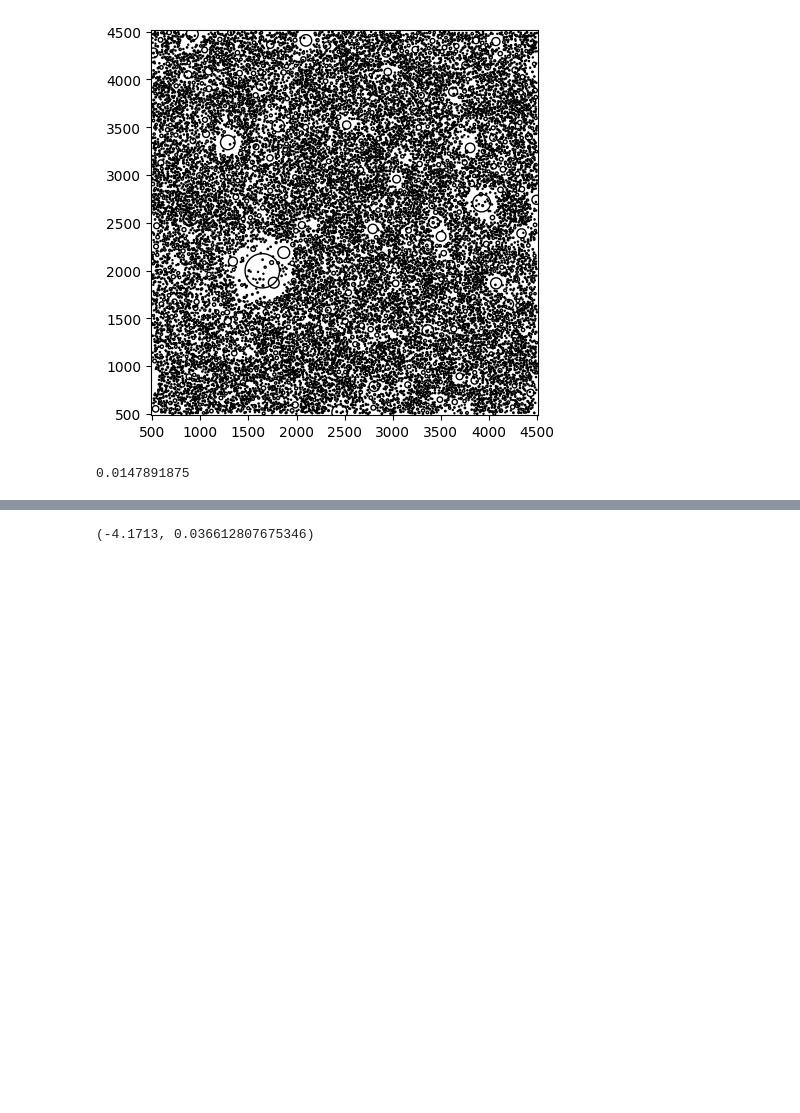
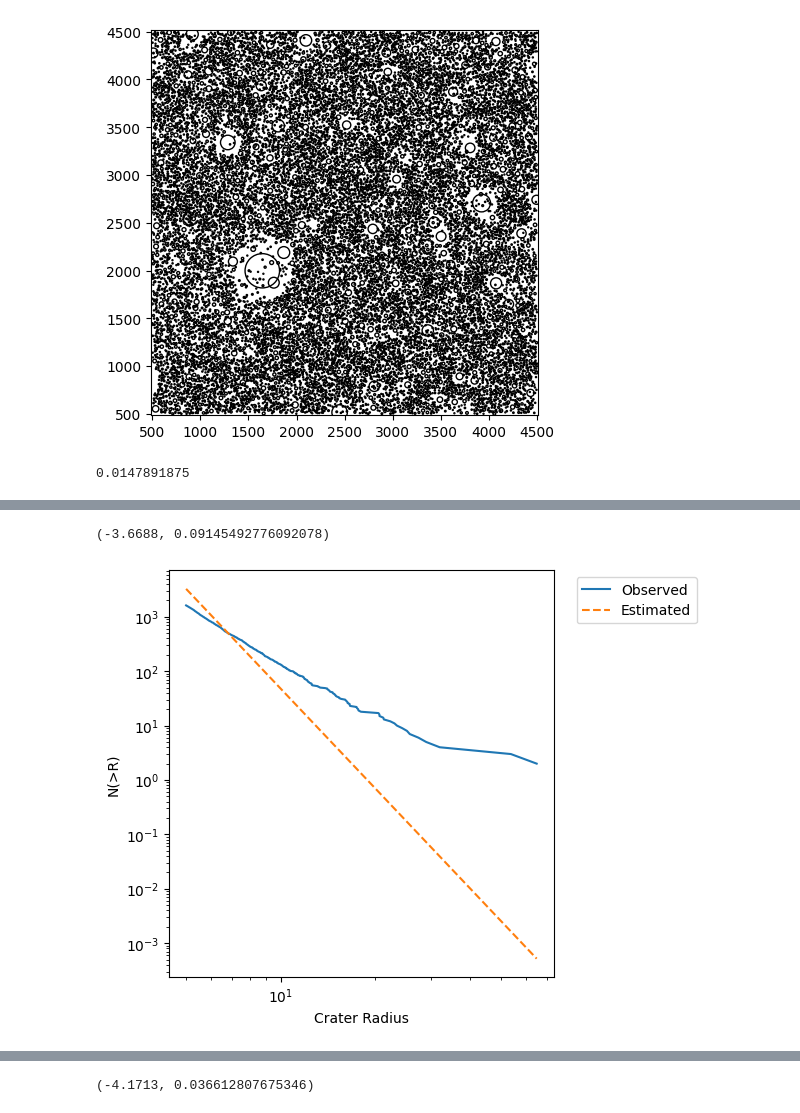
Before and after one commit to seanmason/saturation, a Jupyter notebook: notebooks/thesis/Chapter4/PointInTimePlots.ipynb, the cells around one changed output, grey strips where cells are left out. Drawn from its saved outputs; the diff is of its cells as text; code cells hidden in the pictures; blank space fills up the shorter version.

```diff
--- a/notebooks/thesis/Chapter4/PointInTimePlots.ipynb
+++ b/notebooks/thesis/Chapter4/PointInTimePlots.ipynb
@@ -376,3 +496,34 @@ state_1_3000000 = get_state_at_time(
     study_region_size,
     study_region_padding
 )
+# %%
+stats_df = spark.read.parquet(f"/data/saturation/sandblasting_tests/*/statistics_*.parquet")
+craters_df = spark.read.parquet(f"/data/saturation/sandblasting_tests/*/craters_*.parquet")
+removals_df = spark.read.parquet(f"/data/saturation/sandblasting_tests/*/crater_removals_*.parquet")
+
+simulation_id = 5
+target_n_craters_added_in_study_region = 30000000
+
+sandblasting_5 = get_state_at_time(
+    stats_df,
+    craters_df,
+    removals_df,
+    simulation_id,
+    target_n_craters_added_in_study_region,
+    study_region_size,
+    study_region_padding
+)
+# %%
+state = sandblasting_5
+estimate_cumulative_slope(state.radius * 2,
+                          state.radius.min() * 2,
+                          state.radius.max() * 2,
+                          min_search_slope=0.0,
+                          max_search_slope=10.0)
+# %% [output]
+(-3.6688, 0.09145492776092078)
+# %%
+slope = 6.1
+plot_sfds(sandblasting_5, slope, intercept=6e7)
+# %% [output]
+[figure, added]
```
Also changed, not shown: parts of 21 cells of this notebook, 5 other files.
